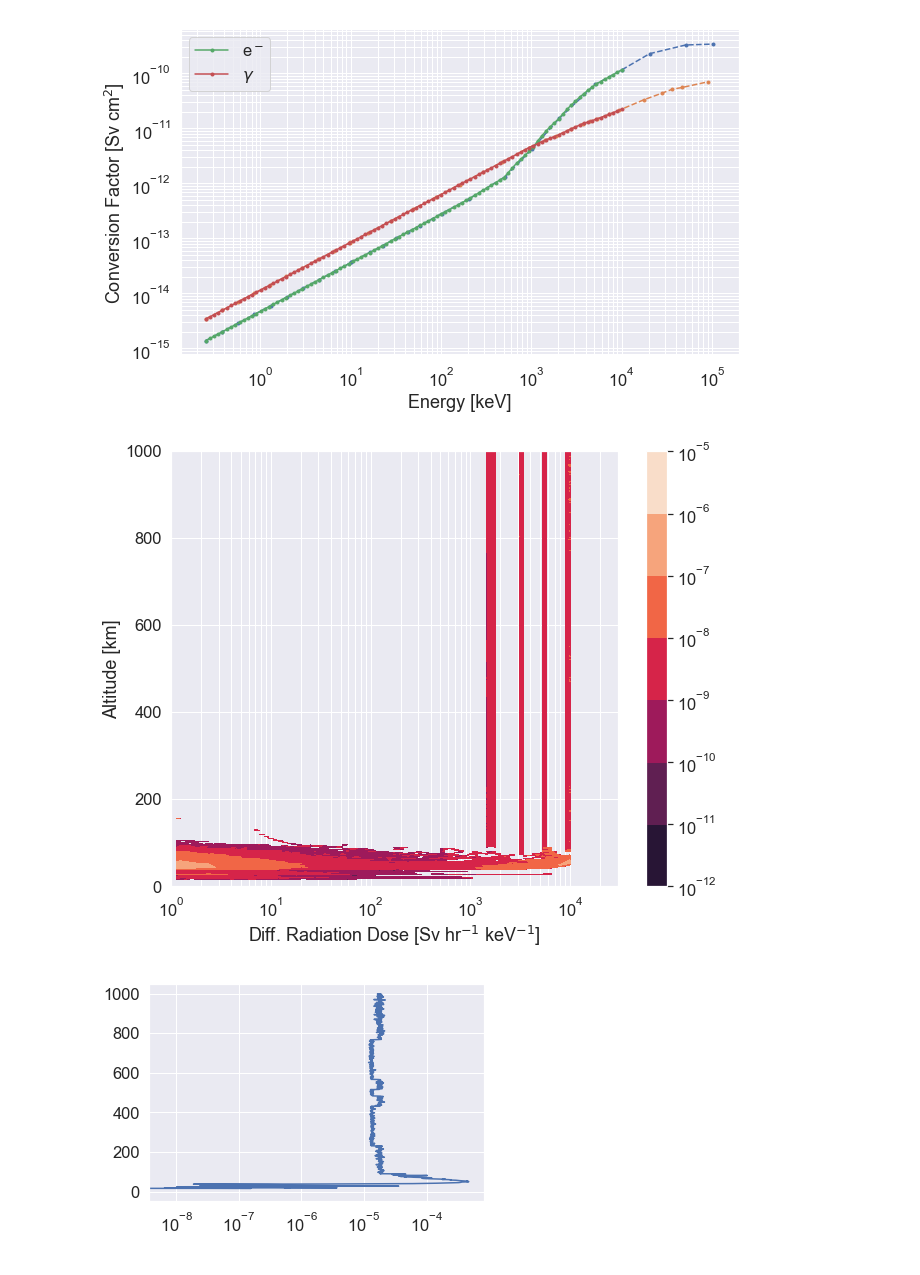
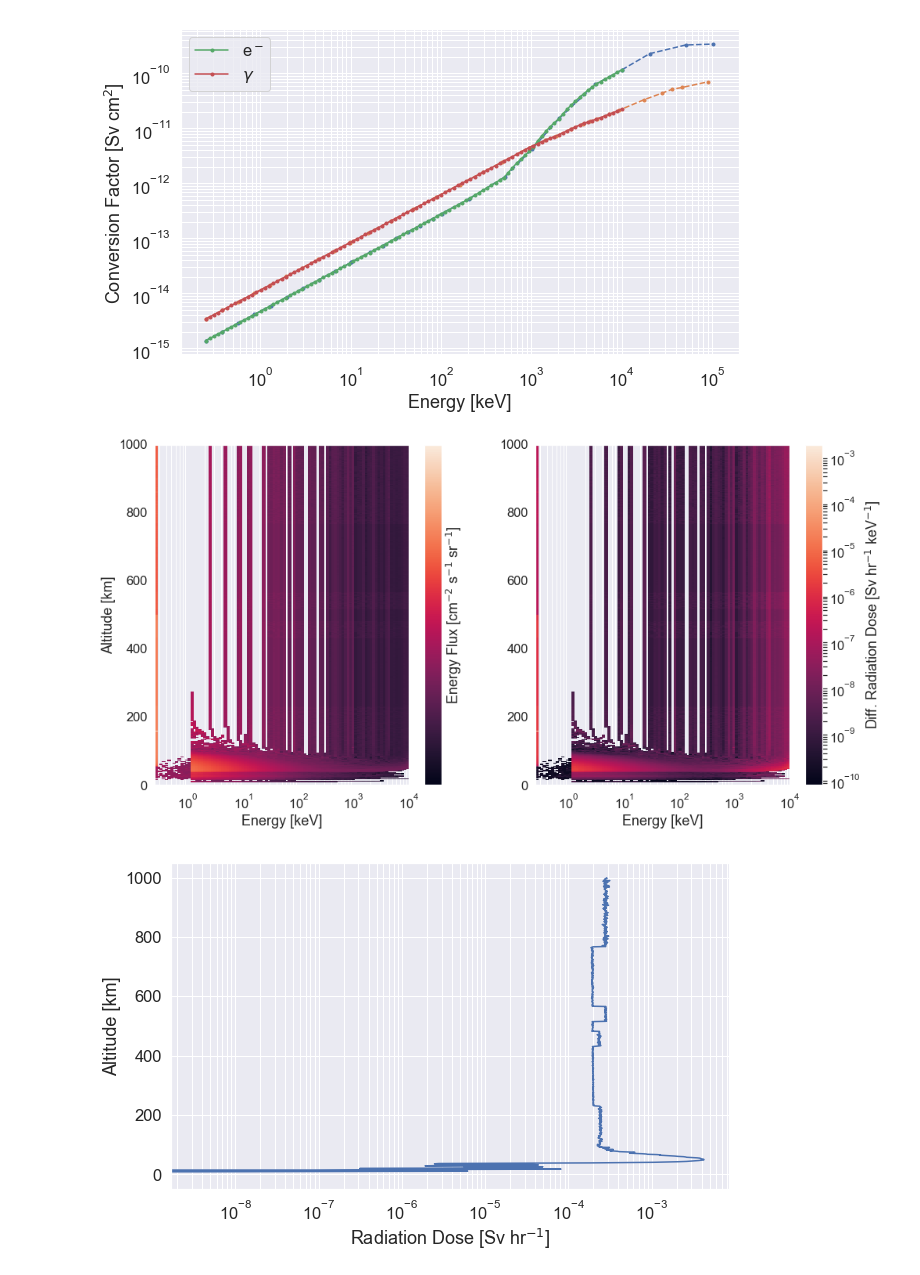
Before and after one commit to GrantBerland/Geant4_Atmospheric_EPP, a Jupyter notebook: analysis/test.ipynb, the cells around one changed output. Cells and saved outputs as stored; diff of their text form; code cells hidden in the pictures.

Commit message:
new features working towards finding the lost energy

```diff
--- a/analysis/test.ipynb
+++ b/analysis/test.ipynb
@@ -324,40 +342,63 @@ def convertToRadDose(el_spectra, ph_spectra):
 
     return dosage_alt_array;
 
 #d = convertToRadDose(EResults, ph_EResults/1e3);
 
 '''
 plt.figure(figsize=(10,8)); plt.grid(True, which='both')
 plt.plot(savgol_filter(d, 11, 1)*3600, h);
 plt.xlabel('Radiation Dose [Sv hr$^{-1}$]');
 plt.ylabel('Altitude [km]');
 plt.xscale('log');
 #plt.xlim([5e-3*3600*1e-6, 5e-1*3600*1e-6]);
 #plt.ylim([1e0, 1e3]);
 #plt.yscale('log');
 ''';
 
 X, Y = np.meshgrid(Earray, h);
 import matplotlib.colors as cl
 
-plt.figure(figsize=(10,8)); plt.grid(True, which='both');
+plt.figure(figsize=(16,8));
+
+plt.subplot(1,2,1); plt.grid(True, which='both');
+
+plt.pcolormesh(X, Y, EResults, norm=LogNorm())
+plt.colorbar(label='Energy Flux [cm$^{-2}$ s$^{-1}$ sr$^{-1}$]');
+
+plt.xscale('log');
+#plt.xlim(1e-1, 3e4);
+plt.xlabel('Energy [keV]')
+plt.ylabel('Altitude [km]');
+
+#plt.ylim(0, 200);
+
+
+plt.subplot(1,2,2); plt.grid(True, which='both');
 
 A = convertToRadDose(EResults, ph_EResults/1e3)*3600
 
-plt.contourf(X, Y, A, norm=cl.LogNorm());
+plt.pcolormesh(X, Y, A, norm=LogNorm());
 #plt.plot(np.sum(convertToRadDose(EResults, ph_EResults/1e3)*3600, axis=1), h, 'b');
 
-plt.colorbar();
+#plt.ylim(0, 200);
 
-plt.xlabel('Diff. Radiation Dose [Sv hr$^{-1}$ keV$^{-1}$]');
-plt.ylabel('Altitude [km]');
+plt.colorbar(label='Diff. Radiation Dose [Sv hr$^{-1}$ keV$^{-1}$]');
+
+plt.xlabel('Energy [keV]');
+#plt.ylabel('Altitude [km]');
 plt.xscale('log');
 #plt.yscale('log');
 
-plt.xlim([1e0, 3e4]);
-plt.figure();
+#plt.xlim([1e-1, 3e4]);
+
+
+plt.figure(figsize=(10,6)); plt.grid(True, which='both')
 plt.plot(np.trapz(A, x=Earray), h, 'b');
-plt.xscale('log')
+plt.xscale('log');
+plt.ylabel('Altitude [km]');
+plt.xlabel('Radiation Dose [Sv hr$^{-1}$]');
+#plt.ylim(0, 200);
+#plt.xlim(1e-5, 1e-3);
 # %% [output]
-[figure, old version]
+[figure, new version]
-[figure, old version]
+[figure, new version]
```
Also changed, not shown: parts of 2 cells of this notebook, 2 other files.
